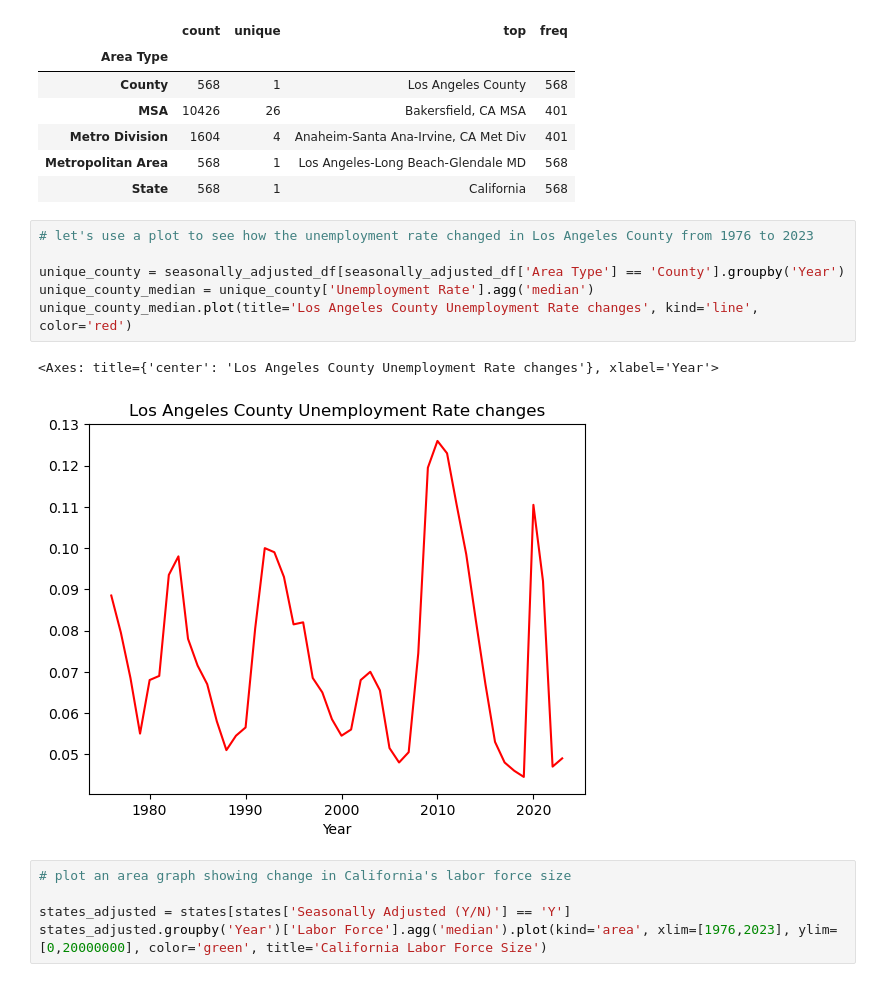
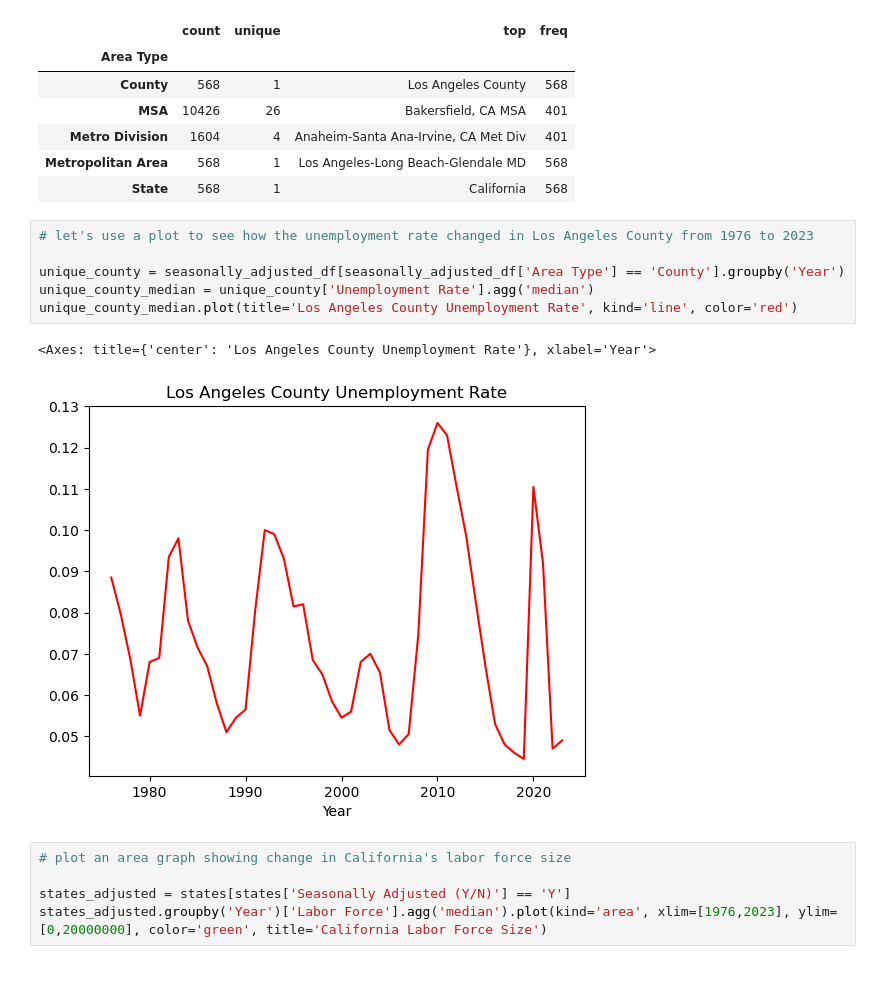
Before and after one commit to Tinashe-04/LocalAreaUnemploymentStatistics, a Jupyter notebook: Local Area Unemployment Stats.ipynb, the cells around one changed output. Saved outputs shown, nothing was run; the diff lists cells and outputs as text.

```diff
--- a/Local Area Unemployment Stats.ipynb
+++ b/Local Area Unemployment Stats.ipynb
@@ -300,12 +304,12 @@ seasonally_adjusted_df.groupby('Area Type')['Area Name'].describe()
 # %%
 # let's use a plot to see how the unemployment rate changed in Los Angeles County from 1976 to 2023
 
 unique_county = seasonally_adjusted_df[seasonally_adjusted_df['Area Type'] == 'County'].groupby('Year')
 unique_county_median = unique_county['Unemployment Rate'].agg('median')
-unique_county_median.plot(title='Los Angeles County Unemployment Rate changes', kind='line', color='red')
+unique_county_median.plot(title='Los Angeles County Unemployment Rate', kind='line', color='red')
 # %% [output]
-<Axes: title={'center': 'Los Angeles County Unemployment Rate changes'}, xlabel='Year'>
+<Axes: title={'center': 'Los Angeles County Unemployment Rate'}, xlabel='Year'>
-[figure, old version]
+[figure, new version]
 # %%
 # plot an area graph showing change in California's labor force size
 
```
Also changed, not shown: parts of 7 cells of this notebook.
